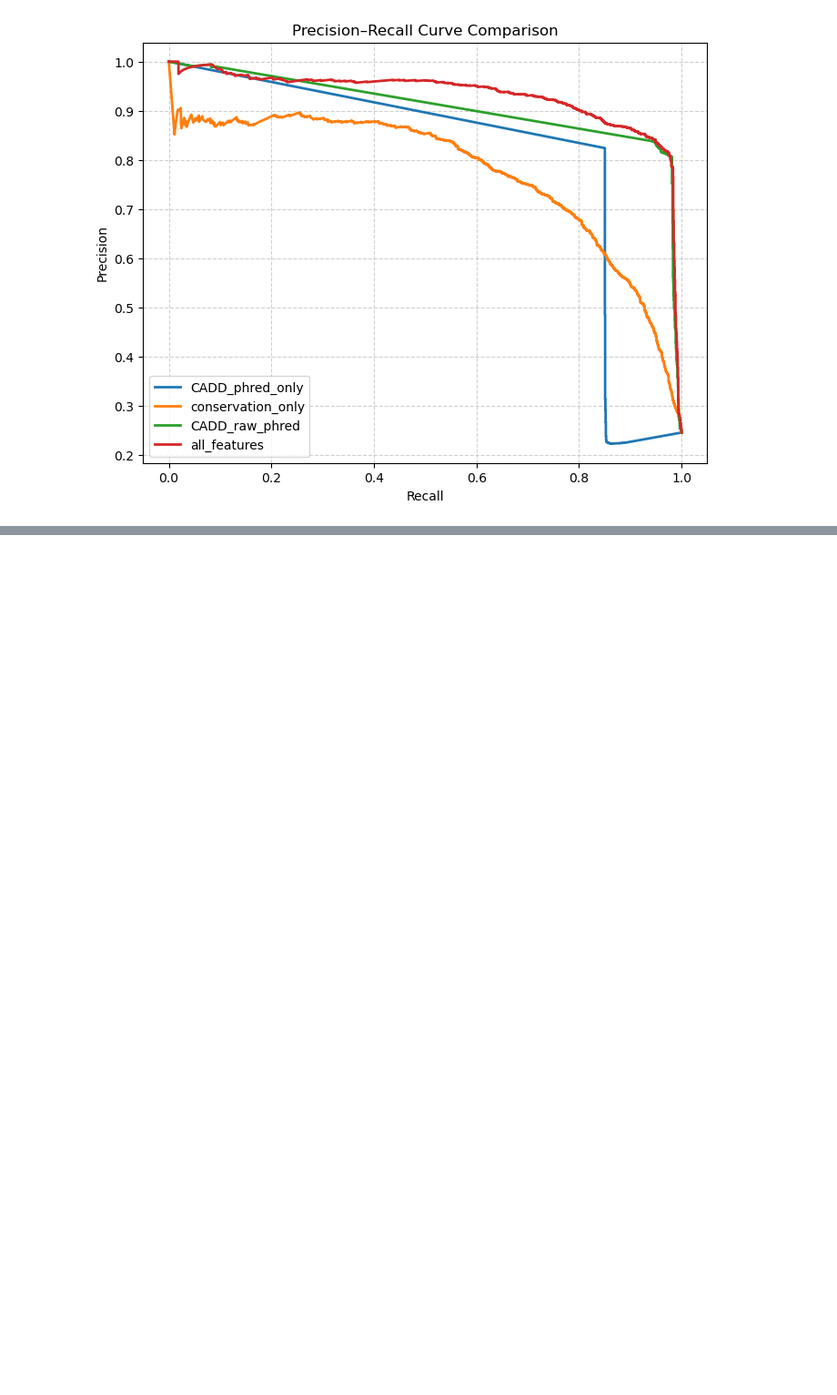
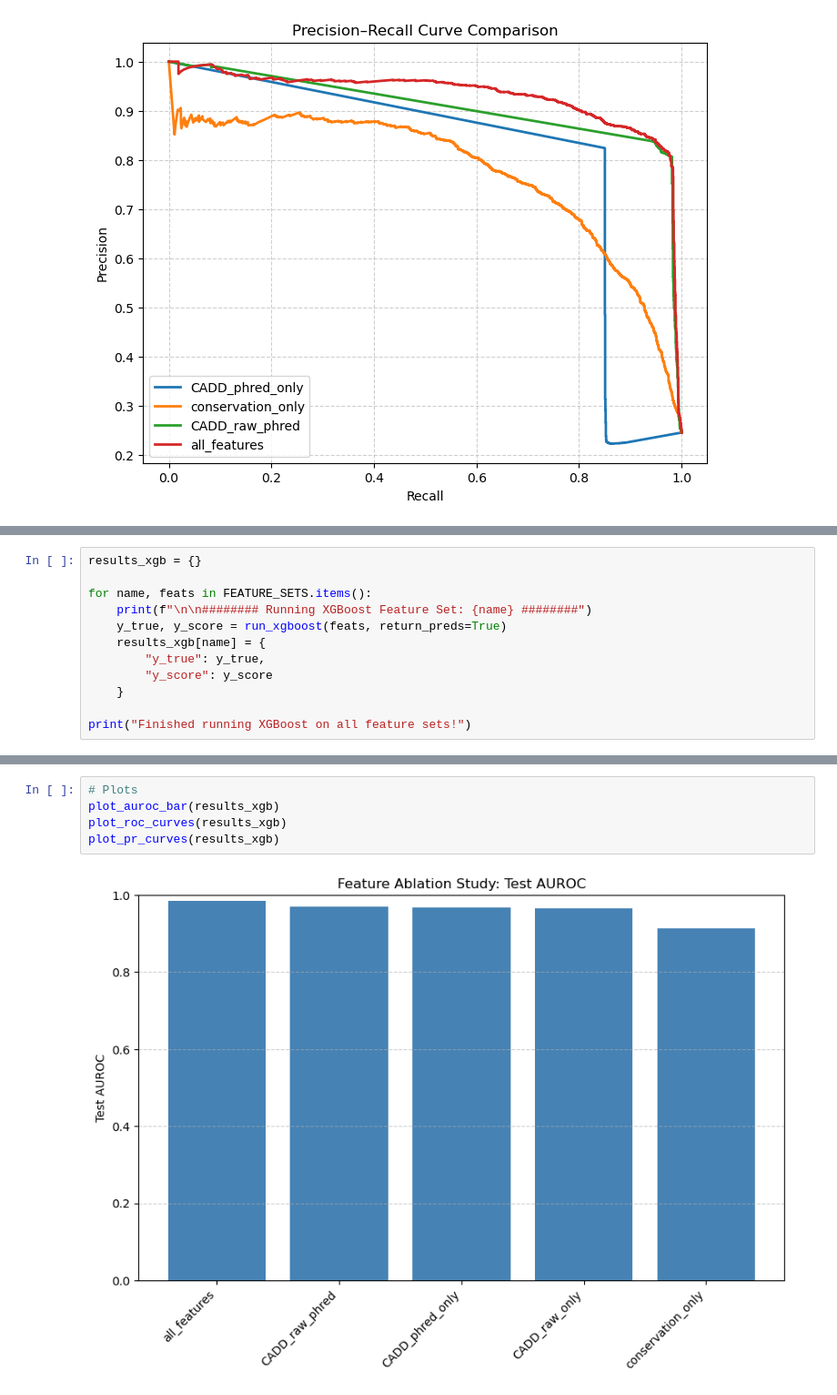
Before and after one commit to tstilwell91/GenAI_finalproject, a Jupyter notebook: Machine_Learning_Baseline/Feature_phyloP_phastCons.ipynb, the cells around one changed output, grey strips where cells are left out. Shown at 91% size. Saved outputs shown, nothing was run; the diff lists cells and outputs as text; blank space fills up the shorter version.

Commit message:
Repeating with XBGoost. Training and figures.

```diff
--- a/Machine_Learning_Baseline/Feature_phyloP_phastCons.ipynb
+++ b/Machine_Learning_Baseline/Feature_phyloP_phastCons.ipynb
@@ -387,0 +435,12 @@ plot_pr_curves(results)
+# %%
+results_xgb = {}
+
+for name, feats in FEATURE_SETS.items():
+    print(f"\n\n######## Running XGBoost Feature Set: {name} ########")
+    y_true, y_score = run_xgboost(feats, return_preds=True)
+    results_xgb[name] = {
+        "y_true": y_true,
+        "y_score": y_score
+    }
+
+print("Finished running XGBoost on all feature sets!")
@@ -387,0 +465,7 @@ plot_pr_curves(results)
+# %%
+# Plots
+plot_auroc_bar(results_xgb)
+plot_roc_curves(results_xgb)
+plot_pr_curves(results_xgb)
+# %% [output]
+[figure, added]
```
Also changed, not shown: parts of 3 cells of this notebook.
